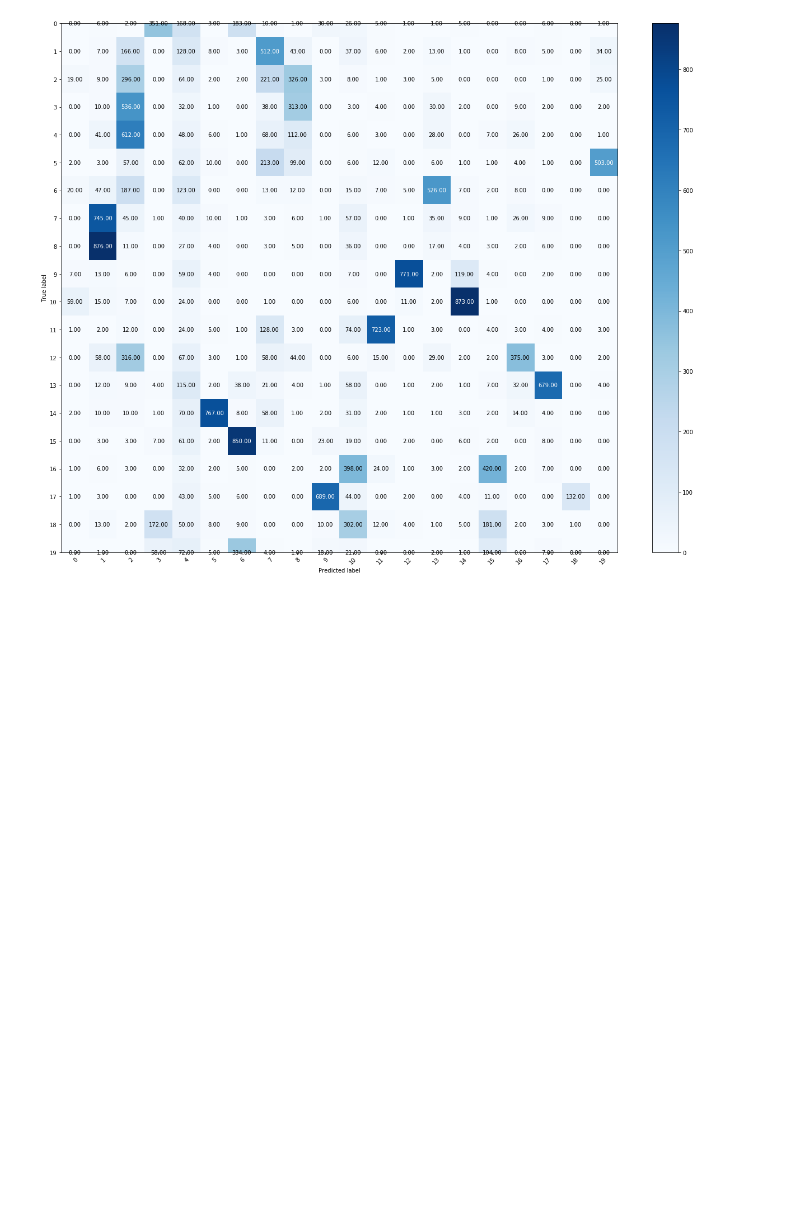
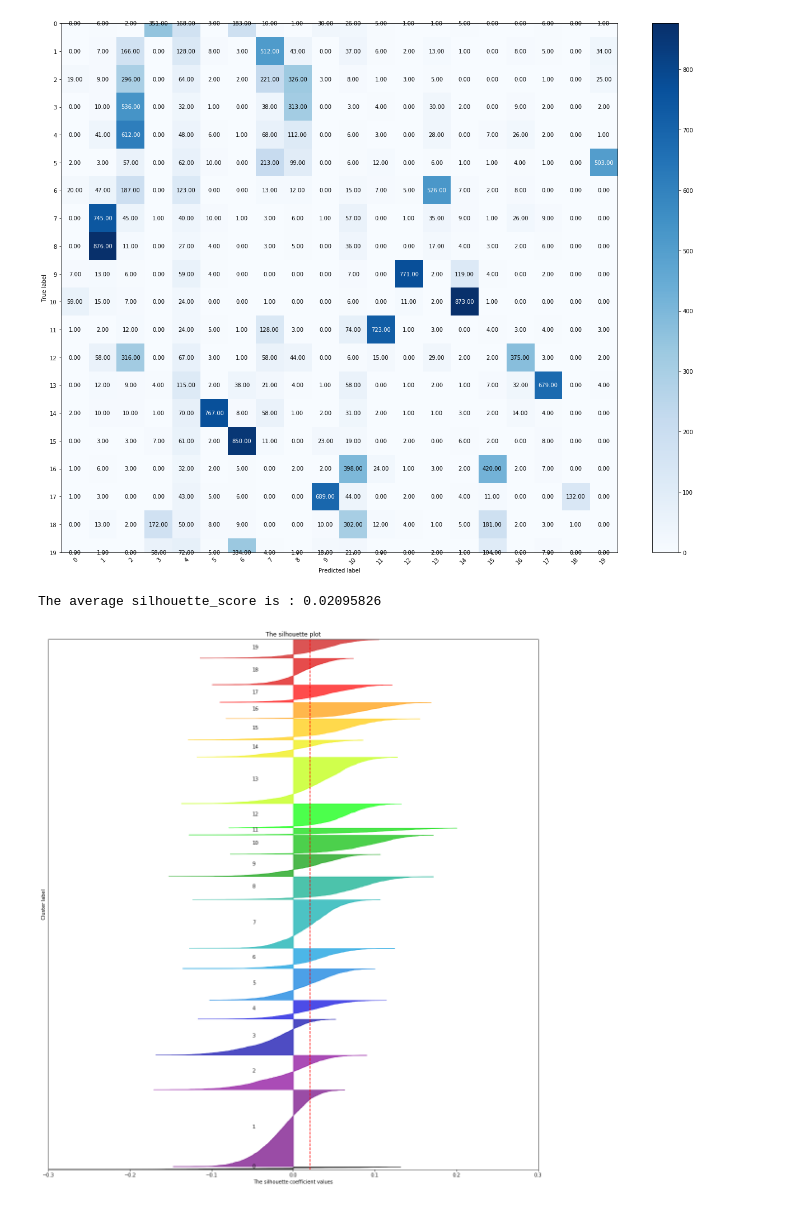
Before and after one commit to Goopard/DS-Homeworks, a Jupyter notebook: HW6.ipynb, the cells around one changed output. Saved outputs shown, nothing was run; the diff lists cells and outputs as text; code cells hidden in the pictures; blank space fills up the shorter version.

```diff
--- a/HW6.ipynb
+++ b/HW6.ipynb
@@ -510,3 +553,8 @@ V-measure:          0.567
 plot_contingency_matrix(all_documents['group'], all_documents['cluster'])
 # %% [output]
 [figure]
+# %%
+s_plot(documents, all_documents['cluster'])
+# %% [output]
+The average silhouette_score is : 0.02095826
+[figure, added]
```
Also changed, not shown: parts of 11 cells of this notebook.
